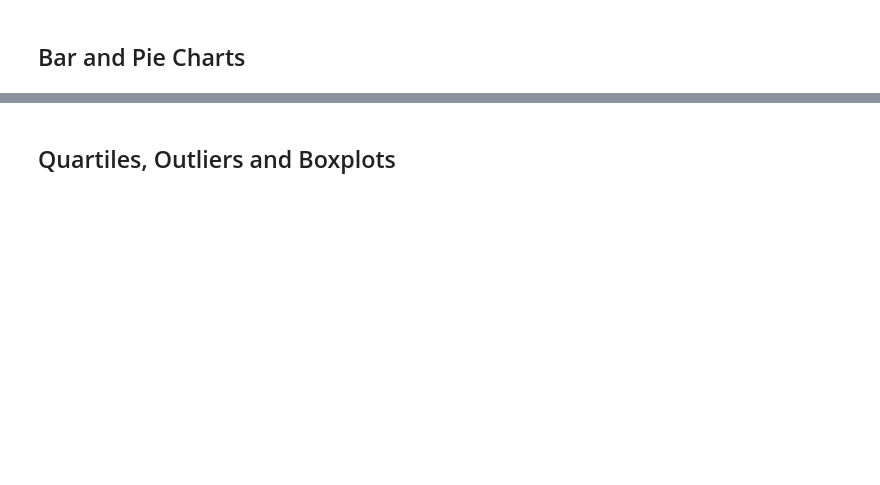
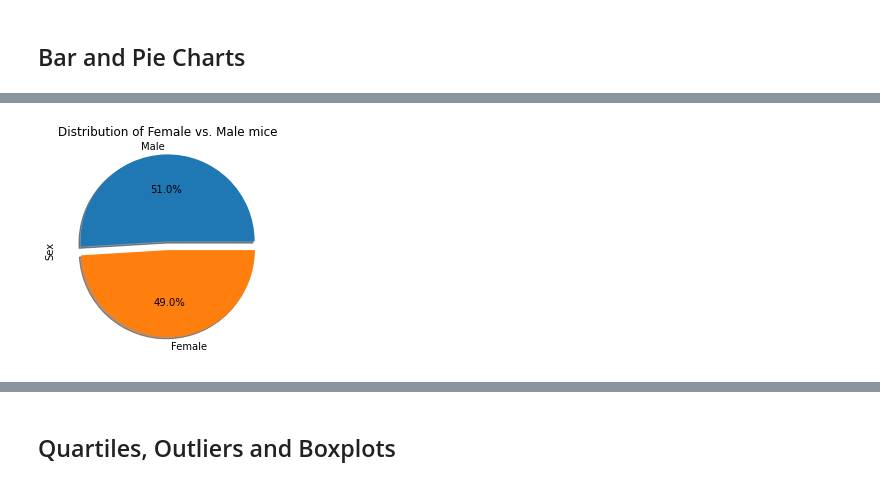
Before and after one commit to FrankMS3/Matplotlib-challenge, a Jupyter notebook: Starter_Code/Instructions/Pymaceuticals/pymaceuticals_starter.ipynb, the cells around one changed output, grey strips where cells are left out. Drawn from its saved outputs; the diff is of its cells as text; code cells hidden in the pictures; blank space fills up the shorter version.

```diff
--- a/Starter_Code/Instructions/Pymaceuticals/pymaceuticals_starter.ipynb
+++ b/Starter_Code/Instructions/Pymaceuticals/pymaceuticals_starter.ipynb
@@ -66,4 +171,11 @@ data_complete_df["Mouse ID"].nunique()
 # %%
 # Generate a pie plot showing the distribution of female versus male mice using Pandas
+mice_sex = data_clean_df["Sex"].value_counts()
+explodes = [0.1, 0]
+sex_pandas = mice_sex.plot.pie(autopct="%1.1f%%", explode=explodes, shadow=True)
+plt.title("Distribution of Female vs. Male mice")
+plt.show()
+# %% [output]
+[figure, added]
 # %%
 # Generate a pie plot showing the distribution of female versus male mice using pyplot
```
Also changed, not shown: parts of 25 cells of this notebook.
